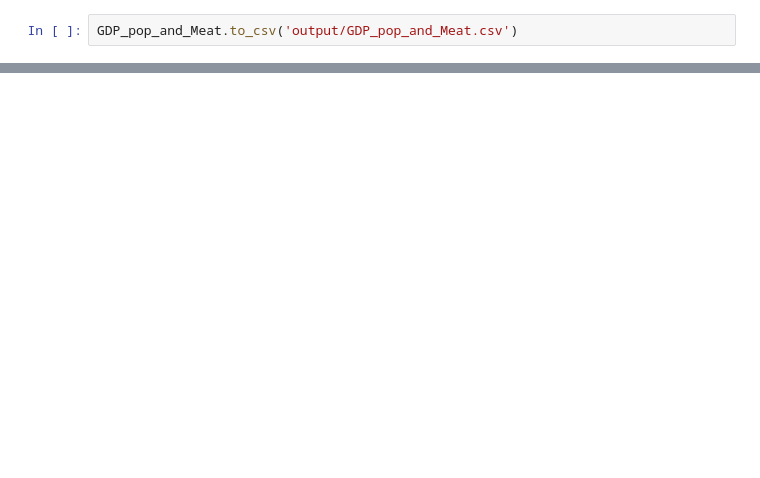
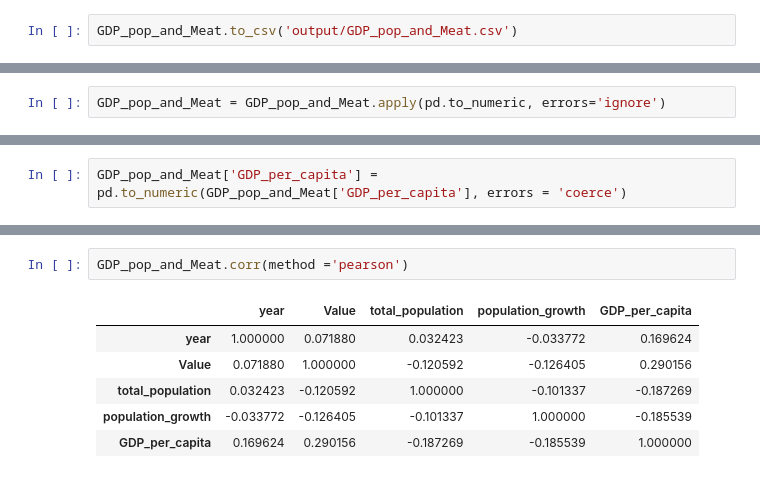
Before and after one commit to jejelomo007/population-growth-and-GDP-per-capita, a Jupyter notebook: Capstone EDA.ipynb, the cells around one changed output, grey strips where cells are left out. Cells and saved outputs as stored; diff of their text form; blank space fills up the shorter version.

```diff
--- a/Capstone EDA.ipynb
+++ b/Capstone EDA.ipynb
@@ -620,0 +650,2 @@ GDP_pop_and_Meat.to_csv('output/GDP_pop_and_Meat.csv')
+# %%
+GDP_pop_and_Meat = GDP_pop_and_Meat.apply(pd.to_numeric, errors='ignore')
@@ -620,0 +675,2 @@ GDP_pop_and_Meat.to_csv('output/GDP_pop_and_Meat.csv')
+# %%
+GDP_pop_and_Meat['GDP_per_capita'] = pd.to_numeric(GDP_pop_and_Meat['GDP_per_capita'], errors = 'coerce')
@@ -620,0 +700,9 @@ GDP_pop_and_Meat.to_csv('output/GDP_pop_and_Meat.csv')
+# %%
+GDP_pop_and_Meat.corr(method ='pearson')
+# %% [output]
+|  | year | Value | total_population | population_growth | GDP_per_capita |
+| year | 1.000000 | 0.071880 | 0.032423 | -0.033772 | 0.169624 |
+| Value | 0.071880 | 1.000000 | -0.120592 | -0.126405 | 0.290156 |
+| total_population | 0.032423 | -0.120592 | 1.000000 | -0.101337 | -0.187269 |
+| population_growth | -0.033772 | -0.126405 | -0.101337 | 1.000000 | -0.185539 |
+| GDP_per_capita | 0.169624 | 0.290156 | -0.187269 | -0.185539 | 1.000000 |
```
Also changed, not shown: parts of 6 cells of this notebook, 1 other file.
